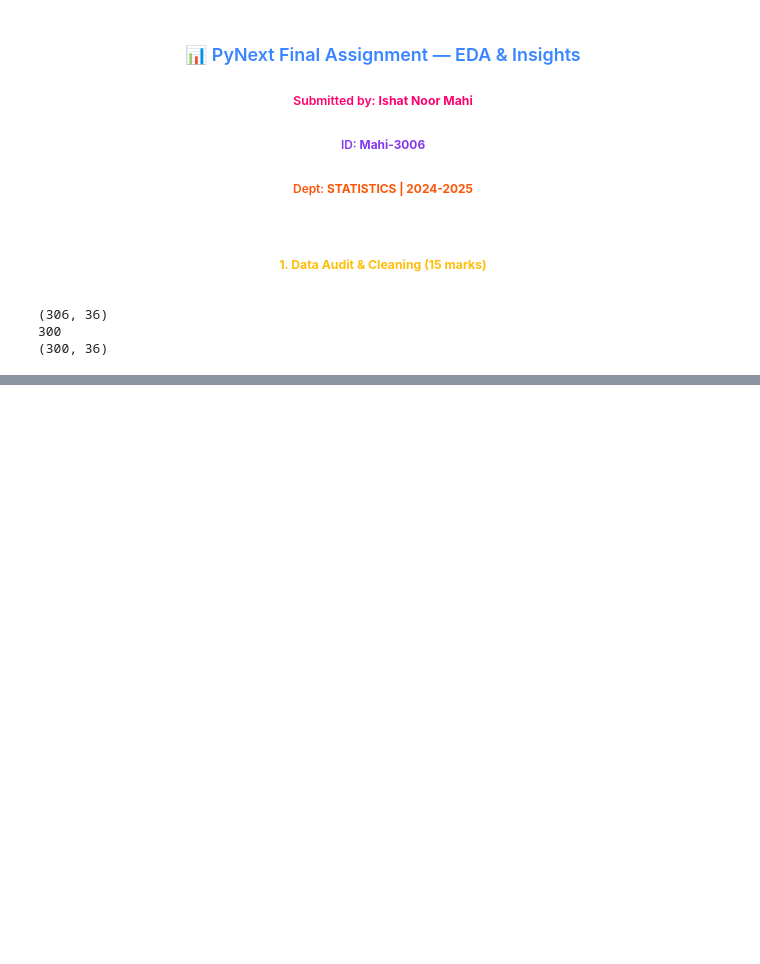
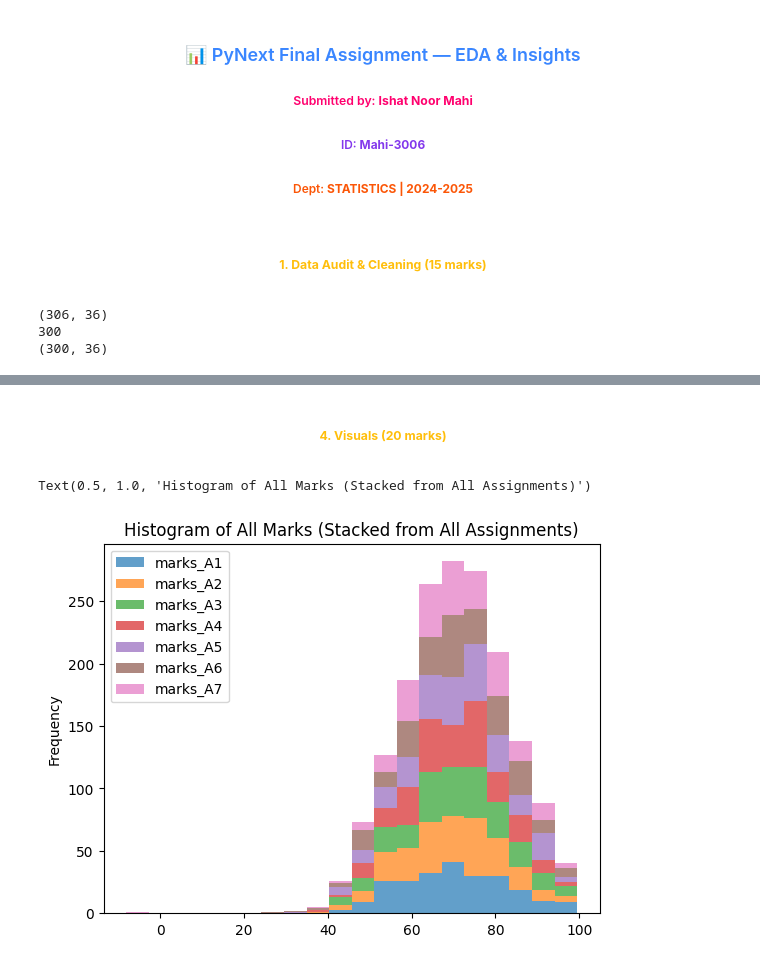
Before and after one commit to INmahi/PyNext, a Jupyter notebook: Projects/Assignments/final_project_day_7.ipynb, the cells around one changed output, grey strips where cells are left out. Cells and saved outputs as stored; diff of their text form; code cells hidden in the pictures; blank space fills up the shorter version.

```diff
--- a/Projects/Assignments/final_project_day_7.ipynb
+++ b/Projects/Assignments/final_project_day_7.ipynb
@@ -49,7 +67,7 @@ gradebook.groupby('dept')['dept'].count()
 
 def normalize_dept(x):
     x = x.astype(str)
-    x = str.lower().str.strip()
+    x = x.str.lower().str.strip()
 
     mapping = {
         'c.s.e':'CSE','cse':'CSE',
@@ -125,3 +181,32 @@ print(get_outliers(gradebook,wkg))
 </div>
 # %%
 #i. Attended Sessions → The total number of sessions a student was present in.
+att_cols = [c for c in gradebook.columns if c.startswith('att_')]
+gradebook['sessions_attended'] = gradebook[att_cols].sum(axis=1)
+
+#ii. Submitted Count → The total number of assignments the student has submitted.
+sub_cols = [c for c in gradebook.columns if c.startswith('submitted_')]
+gradebook['assignment_submitted'] = gradebook[sub_cols].sum(axis=1)
+
+#iii. Total Marks → The sum of marks the student has received across all assignments.
+mark_cols = [c for c in gradebook.columns if c.startswith('marks_')]
+gradebook['total_marks'] = gradebook[mark_cols].sum(axis=1)
+
+#iv. Mean Marks (Average) → The average of the student’s marks across assignments.
+gradebook['mean_marks'] = gradebook[mark_cols].mean(axis=1).round(2)
+
+#v. Median Marks → The middle value of the student’s marks.
+gradebook['median_marks'] = gradebook[mark_cols].median(axis=1).round(2)
+
+#vi. Best Mark → The highest mark the student got in any assignment.
+gradebook['best_mark'] = gradebook[mark_cols].max(axis=1)
+
+#vii. Worst Mark → The lowest mark the student got in any assignment.
+gradebook['worst_mark'] = gradebook[mark_cols].min(axis=1)
+
+#=====================================================#
+
+#viii. Display the top 10 students by total_marks.
+
+top_students = gradebook.sort_values(by='total_marks',ascending=False)
+print(top_students.head(10))
@@ -127,0 +322,13 @@ print(get_outliers(gradebook,wkg))
+# %% [markdown]
+<div align="center">
+    <h5 style="color:#FFBE0B;"><b>4. Visuals (20 marks)</b></h5>
+</div>
+# %%
+#i. Histogram of all marks (stacked from all assignments).
+
+import matplotlib.pyplot as plt
+gradebook[mark_cols].plot.hist(stacked=True, bins=20, alpha=0.7)
+plt.title('Histogram of All Marks (Stacked from All Assignments)')
+# %% [output]
+Text(0.5, 1.0, 'Histogram of All Marks (Stacked from All Assignments)')
+[figure, added]
```
Also changed, not shown: parts of 19 cells of this notebook, 1 other file.
